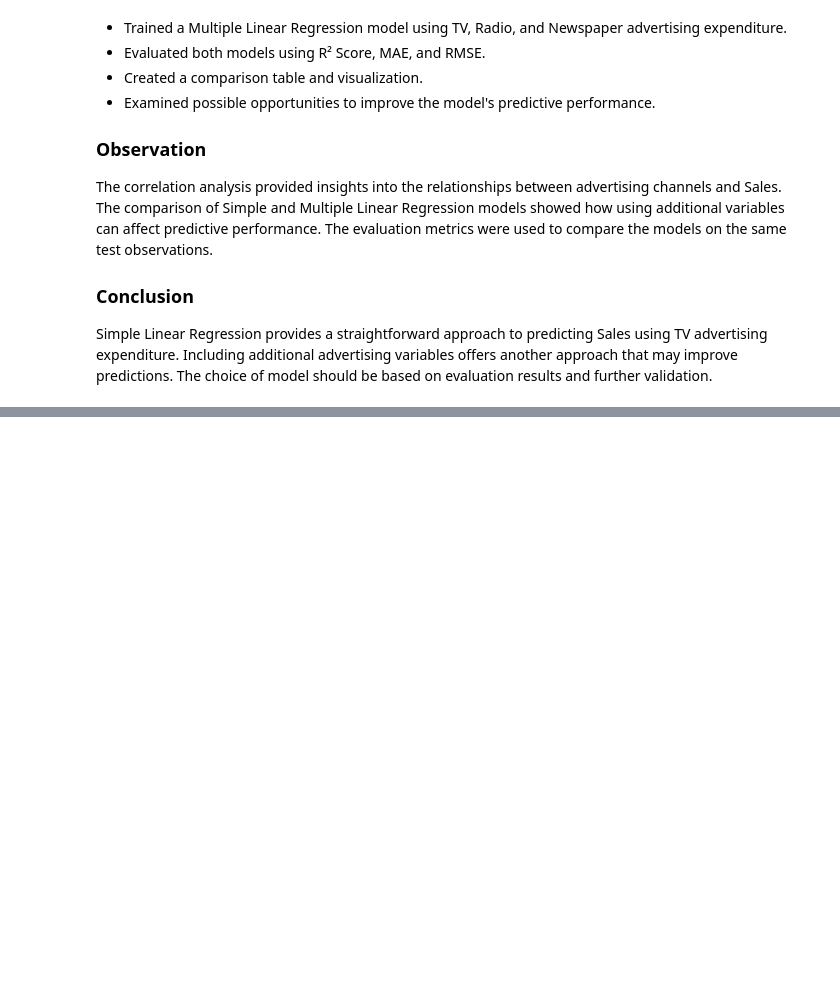
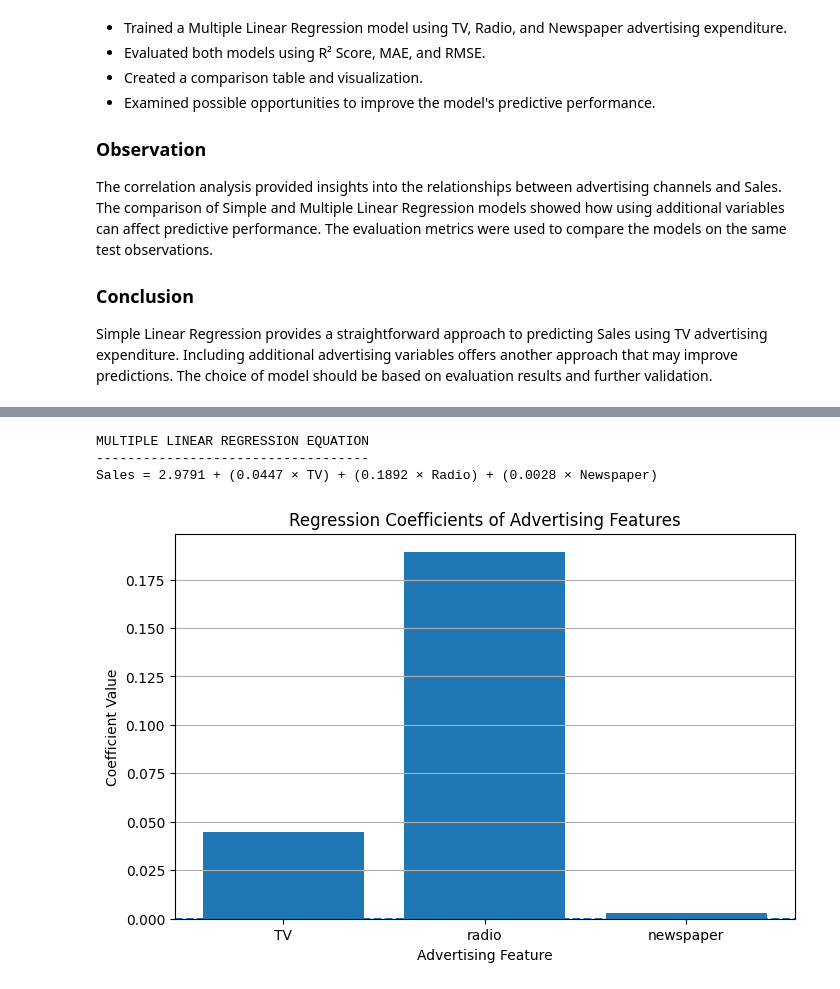
Before and after one commit to shreeshreeya69-crypto/simple-linear-regression-ybi, a Jupyter notebook: Simple_Linear_Regression_YBI.ipynb, the cells around one changed output, grey strips where cells are left out. Drawn from its saved outputs; the diff is of its cells as text; code cells hidden in the pictures; blank space fills up the shorter version.

Commit message:
Day 27 - Feature Importance and Regression Coefficients

```diff
--- a/Simple_Linear_Regression_YBI.ipynb
+++ b/Simple_Linear_Regression_YBI.ipynb
@@ -3376,0 +3424,9 @@ Simple Linear Regression provides a straightforward approach to predicting Sales
+# %%
+model = LinearRegression()
+
+model.fit(X_train, y_train)
+
+y_pred = model.predict(X_test)
+
+print("Multiple Linear Regression Model Trained Successfully!")
+print("Intercept:", round(model.intercept_, 4))
@@ -3376,0 +3436,12 @@ Simple Linear Regression provides a straightforward approach to predicting Sales
+# %%
+coefficients_df = pd.DataFrame({
+    'Feature': X.columns,
+    'Coefficient': model.coef_
+})
+
+coefficients_df['Coefficient'] = coefficients_df['Coefficient'].round(4)
+
+print("Regression Coefficients:")
+display(coefficients_df)
+
+print("\nIntercept:", round(model.intercept_, 4))
@@ -3376,0 +3455,37 @@ Simple Linear Regression provides a straightforward approach to predicting Sales
+# %%
+tv_coef = model.coef_[0]
+radio_coef = model.coef_[1]
+newspaper_coef = model.coef_[2]
+intercept = model.intercept_
+
+print("MULTIPLE LINEAR REGRESSION EQUATION")
+print("-----------------------------------")
+
+print(
+    f"Sales = {intercept:.4f} "
+    f"+ ({tv_coef:.4f} × TV) "
+    f"+ ({radio_coef:.4f} × Radio) "
+    f"+ ({newspaper_coef:.4f} × Newspaper)"
+)
+# %% [output]
+MULTIPLE LINEAR REGRESSION EQUATION
+-----------------------------------
+Sales = 2.9791 + (0.0447 × TV) + (0.1892 × Radio) + (0.0028 × Newspaper)
+# %%
+plt.figure(figsize=(8, 5))
+
+plt.bar(
+    coefficients_df['Feature'],
+    coefficients_df['Coefficient']
+)
+
+plt.axhline(y=0, linestyle='--')
+
+plt.title("Regression Coefficients of Advertising Features")
+plt.xlabel("Advertising Feature")
+plt.ylabel("Coefficient Value")
+plt.grid(axis='y')
+
+plt.show()
+# %% [output]
+[figure, added]
```
Also changed, not shown: parts of 8 cells of this notebook.
